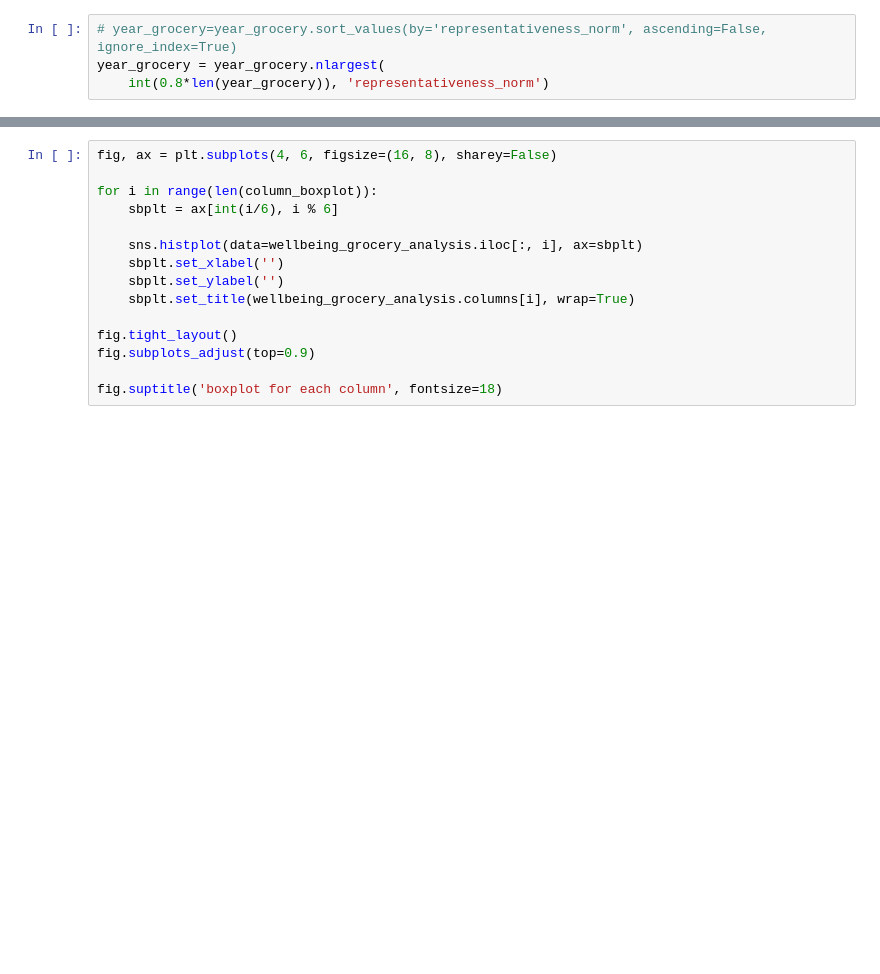
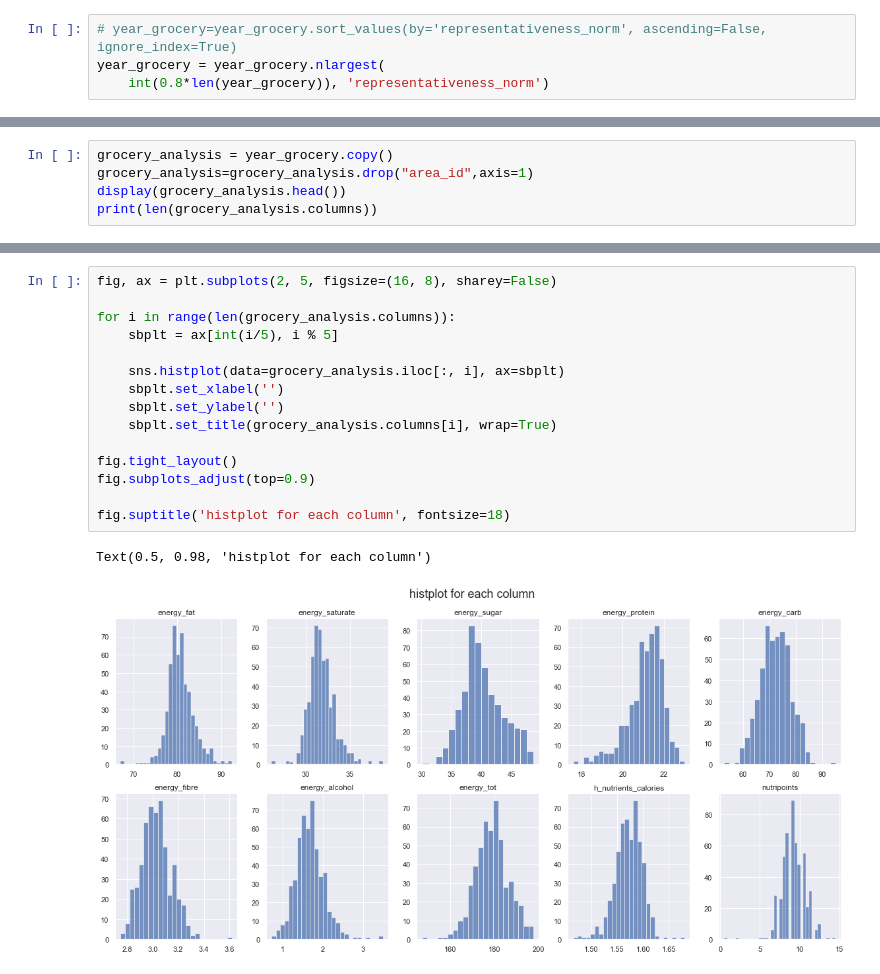
Before and after one commit to epfl-ada/ada-2020-project-milestone-p3-p3_caxaga, a Jupyter notebook: nutripoints.ipynb, the cells around one changed output, grey strips where cells are left out. Drawn from its saved outputs; the diff is of its cells as text; blank space fills up the shorter version.

Commit message:
nutripoints analysis

```diff
--- a/nutripoints.ipynb
+++ b/nutripoints.ipynb
@@ -50,0 +107,5 @@ len(set(year_grocery["area_id"].values))
+# %%
+grocery_analysis = year_grocery.copy()
+grocery_analysis=grocery_analysis.drop("area_id",axis=1)
+display(grocery_analysis.head())
+print(len(grocery_analysis.columns))
@@ -51,15 +120,18 @@ len(set(year_grocery["area_id"].values))
 # %%
-fig, ax = plt.subplots(4, 6, figsize=(16, 8), sharey=False)
+fig, ax = plt.subplots(2, 5, figsize=(16, 8), sharey=False)
 
-for i in range(len(column_boxplot)):
-    sbplt = ax[int(i/6), i % 6]
+for i in range(len(grocery_analysis.columns)):
+    sbplt = ax[int(i/5), i % 5]
 
-    sns.histplot(data=wellbeing_grocery_analysis.iloc[:, i], ax=sbplt)
+    sns.histplot(data=grocery_analysis.iloc[:, i], ax=sbplt)
     sbplt.set_xlabel('')
     sbplt.set_ylabel('')
-    sbplt.set_title(wellbeing_grocery_analysis.columns[i], wrap=True)
+    sbplt.set_title(grocery_analysis.columns[i], wrap=True)
 
 fig.tight_layout()
 fig.subplots_adjust(top=0.9)
 
-fig.suptitle('boxplot for each column', fontsize=18)
+fig.suptitle('histplot for each column', fontsize=18)
+# %% [output]
+Text(0.5, 0.98, 'histplot for each column')
+[figure, added]
```
Also changed, not shown: parts of 41 cells of this notebook, 1 other file.
